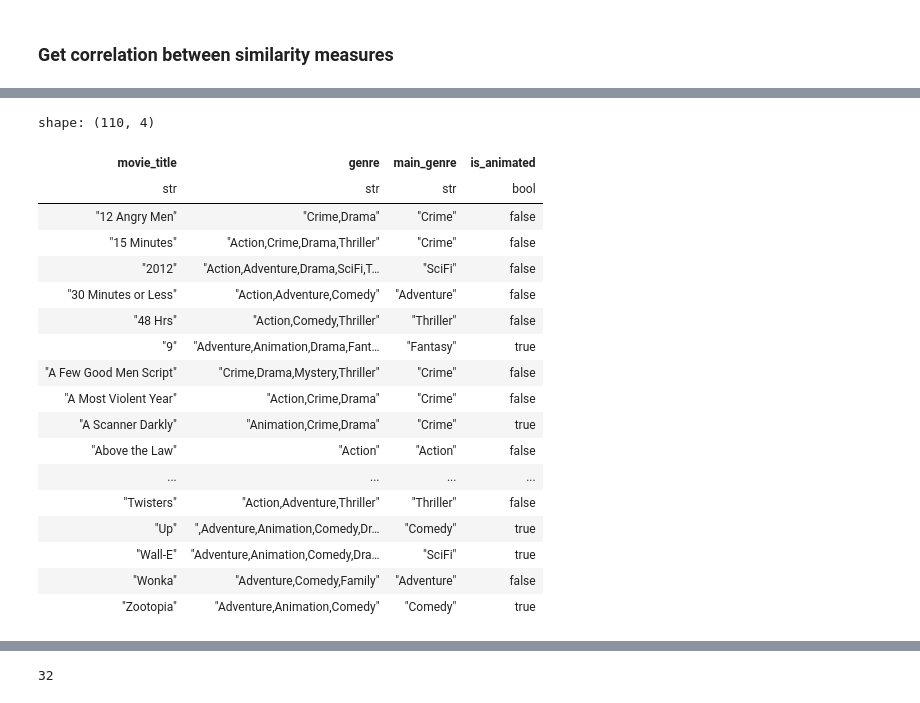
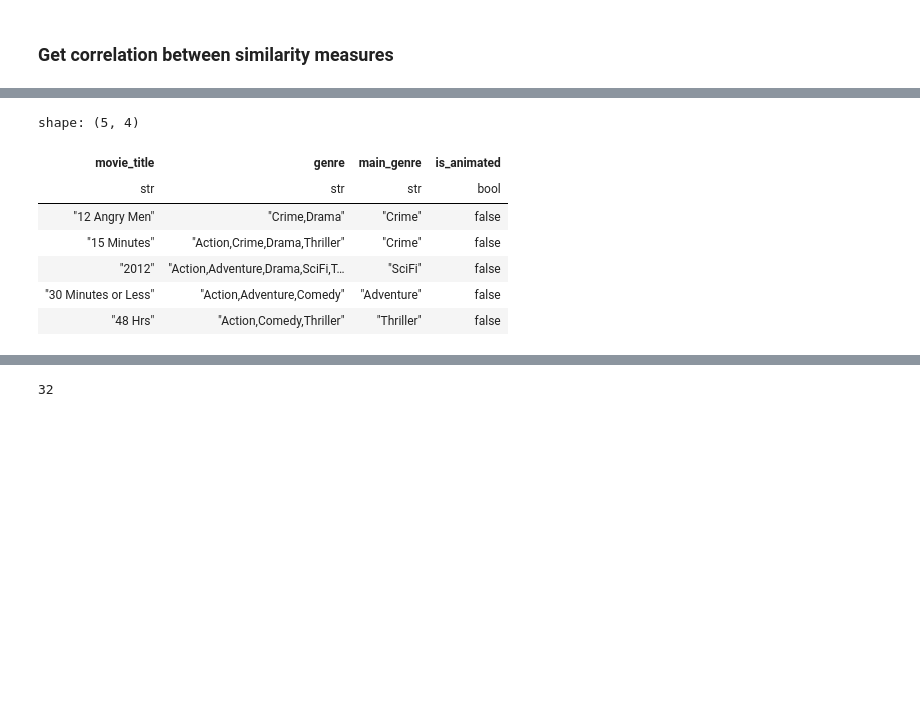
Before and after one commit to award96/Movie-Script-Vector-Search, a Jupyter notebook: 3-visualize-similarity.ipynb, the cells around one changed output, grey strips where cells are left out. Drawn from its saved outputs; the diff is of its cells as text; code cells hidden in the pictures; blank space fills up the shorter version.

```diff
--- a/3-visualize-similarity.ipynb
+++ b/3-visualize-similarity.ipynb
@@ -260,46 +89,35 @@ df = df.with_columns(
         pl.when(pl.col("genre").str.contains("Animation"))
         .then(pl.lit("Animation"))
         .when(pl.col("genre").str.contains("Comedy"))
         .then(pl.lit("Adventure"))
         .when(pl.col("genre").str.contains("Action"))
         .then(pl.lit("Action"))
         .otherwise(pl.lit("Adventure"))
     )
     .when(pl.col("genre").str.contains("Comedy"))
     .then(pl.lit("Comedy"))
     .when(pl.col("genre").str.contains("Drama"))
     .then(pl.lit("Drama"))
     .when(pl.col("genre").str.contains("Action"))
     .then(pl.lit("Action"))
     .when(pl.col("genre").str.contains("Animation"))
     .then(pl.lit("Animation"))
     .when(pl.col("genre").is_null())
     .then(pl.lit(None))
     .otherwise(pl.lit("Other"))
 
     ,is_animated = pl.col("genre").str.contains("Animation")
 )
-df.select(pl.col("movie_title", "genre", "main_genre", "is_animated"))
+df.select(pl.col("movie_title", "genre", "main_genre", "is_animated")).head()
 # %% [output]
-shape: (110, 4)
+shape: (5, 4)
 | movie_title | genre | main_genre | is_animated |
 | str | str | str | bool |
 | "12 Angry Men" | "Crime,Drama" | "Crime" | false |
 | "15 Minutes" | "Action,Crime,Drama,Thriller" | "Crime" | false |
 | "2012" | "Action,Adventure,Drama,SciFi,T… | "SciFi" | false |
 | "30 Minutes or Less" | "Action,Adventure,Comedy" | "Adventure" | false |
 | "48 Hrs" | "Action,Comedy,Thriller" | "Thriller" | false |
-| "9" | "Adventure,Animation,Drama,Fant… | "Fantasy" | true |
-| "A Few Good Men Script" | "Crime,Drama,Mystery,Thriller" | "Crime" | false |
-| "A Most Violent Year" | "Action,Crime,Drama" | "Crime" | false |
-| "A Scanner Darkly" | "Animation,Crime,Drama" | "Crime" | true |
-| "Above the Law" | "Action" | "Action" | false |
-| ... | ... | ... | ... |
-| "Twisters" | "Action,Adventure,Thriller" | "Thriller" | false |
-| "Up" | ",Adventure,Animation,Comedy,Dr… | "Comedy" | true |
-| "Wall-E" | "Adventure,Animation,Comedy,Dra… | "SciFi" | true |
-| "Wonka" | "Adventure,Comedy,Family" | "Adventure" | false |
-| "Zootopia" | "Adventure,Animation,Comedy" | "Comedy" | true |
 # %%
 emblow = pd.DataFrame(embeddings_lowdim, columns = ['x', 'y'])
 emblow = pl.from_pandas(emblow).with_row_index().join(
```
Also changed, not shown: parts of 28 cells of this notebook, 1 other file.
